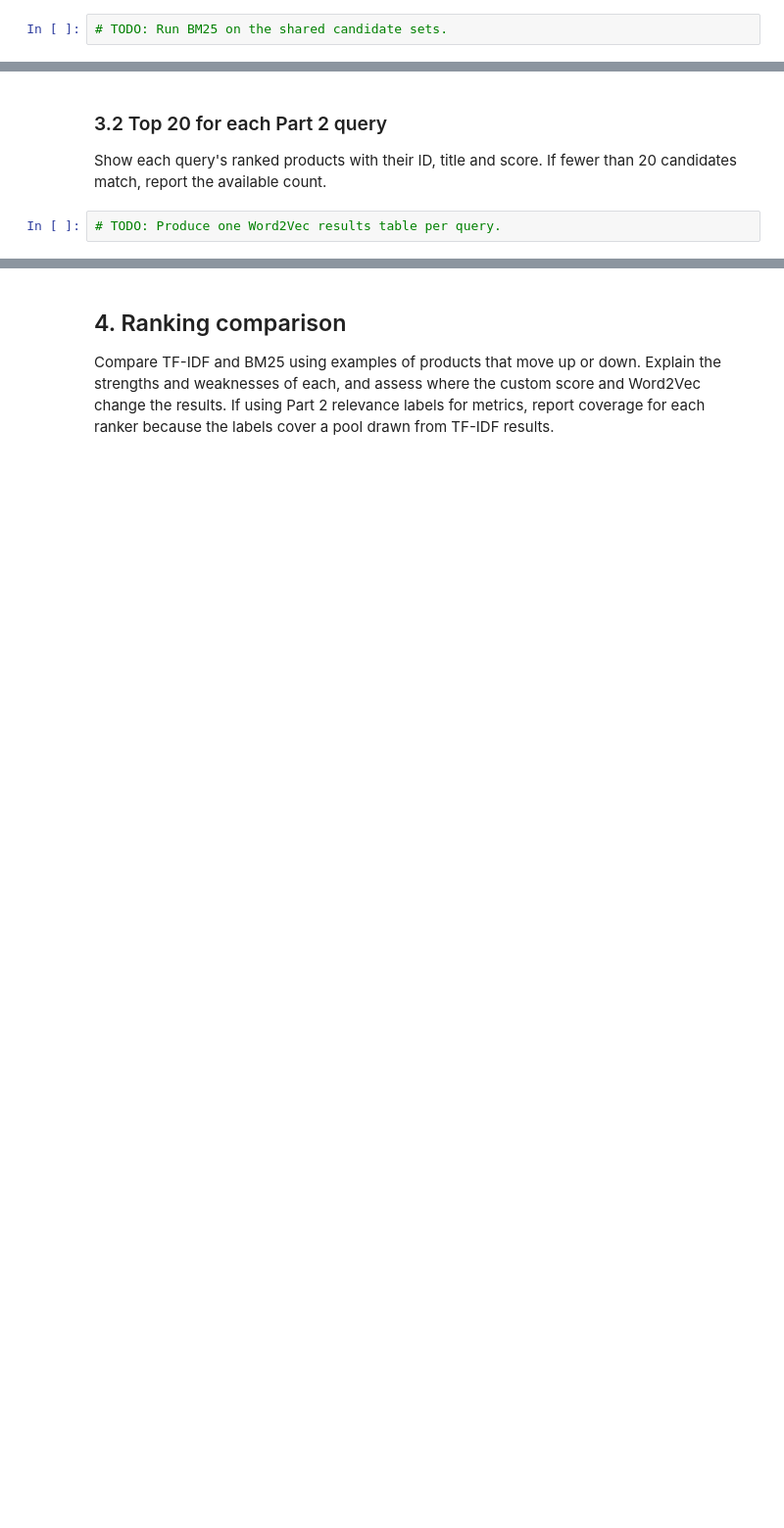
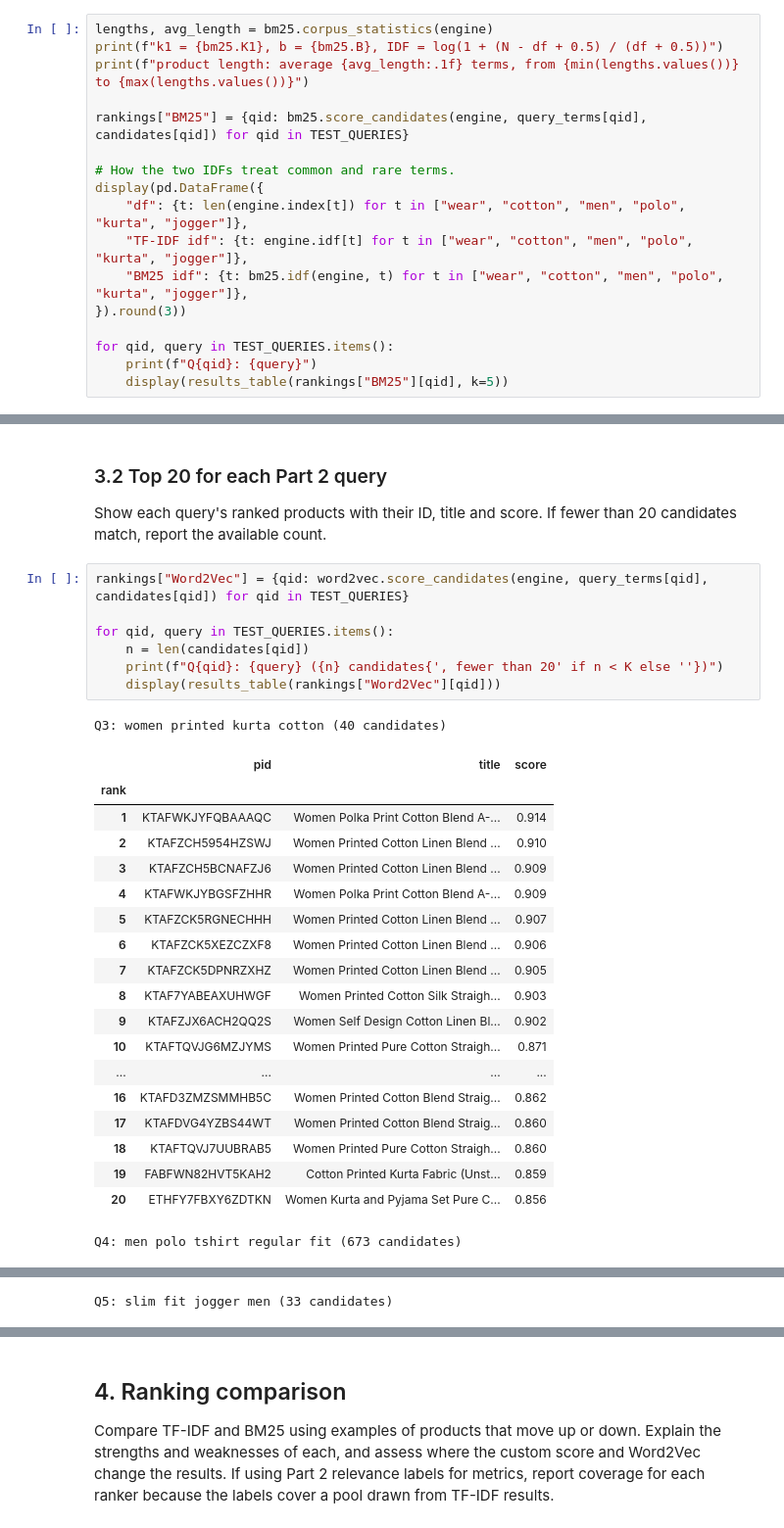
Before and after one commit to uripont/IRWA-2026-u213930-u213920-u215106, a Jupyter notebook: notebooks/part_3.ipynb, the cells around one changed output, grey strips where cells are left out. Shown at 98% size. Drawn from its saved outputs; the diff is of its cells as text; blank space fills up the shorter version.

```diff
--- a/notebooks/part_3.ipynb
+++ b/notebooks/part_3.ipynb
@@ -44,4 +76,19 @@ Reuse the Part 2 baseline and record the top results and candidate counts for ea
 
 Use `bm25.py` to compute document lengths, corpus statistics and BM25 scores. Record the IDF convention and the values of k1 and b.
 # %%
-# TODO: Run BM25 on the shared candidate sets.
+lengths, avg_length = bm25.corpus_statistics(engine)
+print(f"k1 = {bm25.K1}, b = {bm25.B}, IDF = log(1 + (N - df + 0.5) / (df + 0.5))")
+print(f"product length: average {avg_length:.1f} terms, from {min(lengths.values())} to {max(lengths.values())}")
+
+rankings["BM25"] = {qid: bm25.score_candidates(engine, query_terms[qid], candidates[qid]) for qid in TEST_QUERIES}
+
+# How the two IDFs treat common and rare terms.
+display(pd.DataFrame({
+    "df": {t: len(engine.index[t]) for t in ["wear", "cotton", "men", "polo", "kurta", "jogger"]},
+    "TF-IDF idf": {t: engine.idf[t] for t in ["wear", "cotton", "men", "polo", "kurta", "jogger"]},
+    "BM25 idf": {t: bm25.idf(engine, t) for t in ["wear", "cotton", "men", "polo", "kurta", "jogger"]},
+}).round(3))
+
+for qid, query in TEST_QUERIES.items():
+    print(f"Q{qid}: {query}")
+    display(results_table(rankings["BM25"][qid], k=5))
@@ -64,4 +180,30 @@ Use `word2vec.py` to average word vectors for queries and products. Document mod
 
 Show each query's ranked products with their ID, title and score. If fewer than 20 candidates match, report the available count.
 # %%
-# TODO: Produce one Word2Vec results table per query.
+rankings["Word2Vec"] = {qid: word2vec.score_candidates(engine, query_terms[qid], candidates[qid]) for qid in TEST_QUERIES}
+
+for qid, query in TEST_QUERIES.items():
+    n = len(candidates[qid])
+    print(f"Q{qid}: {query} ({n} candidates{', fewer than 20' if n < K else ''})")
+    display(results_table(rankings["Word2Vec"][qid]))
+# %% [output]
+Q3: women printed kurta cotton (40 candidates)
+|  | pid | title | score |
+| rank |  |  |  |
+| 1 | KTAFWKJYFQBAAAQC | Women Polka Print Cotton Blend A-... | 0.914 |
+| 2 | KTAFZCH5954HZSWJ | Women Printed Cotton Linen Blend ... | 0.910 |
+| 3 | KTAFZCH5BCNAFZJ6 | Women Printed Cotton Linen Blend ... | 0.909 |
+| 4 | KTAFWKJYBGSFZHHR | Women Polka Print Cotton Blend A-... | 0.909 |
+| 5 | KTAFZCK5RGNECHHH | Women Printed Cotton Linen Blend ... | 0.907 |
+| 6 | KTAFZCK5XEZCZXF8 | Women Printed Cotton Linen Blend ... | 0.906 |
+| 7 | KTAFZCK5DPNRZXHZ | Women Printed Cotton Linen Blend ... | 0.905 |
+| 8 | KTAF7YABEAXUHWGF | Women Printed Cotton Silk Straigh... | 0.903 |
+| 9 | KTAFZJX6ACH2QQ2S | Women Self Design Cotton Linen Bl... | 0.902 |
+| 10 | KTAFTQVJG6MZJYMS | Women Printed Pure Cotton Straigh... | 0.871 |
+| ... | ... | ... | ... |
+| 16 | KTAFD3ZMZSMMHB5C | Women Printed Cotton Blend Straig... | 0.862 |
+| 17 | KTAFDVG4YZBS44WT | Women Printed Cotton Blend Straig... | 0.860 |
+| 18 | KTAFTQVJ7UUBRAB5 | Women Printed Pure Cotton Straigh... | 0.860 |
+| 19 | FABFWN82HVT5KAH2 | Cotton Printed Kurta Fabric (Unst... | 0.859 |
+| 20 | ETHFY7FBXY6ZDTKN | Women Kurta and Pyjama Set Pure C... | 0.856 |
+Q4: men polo tshirt regular fit (673 candidates)
@@ -67,0 +228 @@ Show each query's ranked products with their ID, title and score. If fewer than
+Q5: slim fit jogger men (33 candidates)
```
Also changed, not shown: parts of 5 cells of this notebook, 4 other files.
